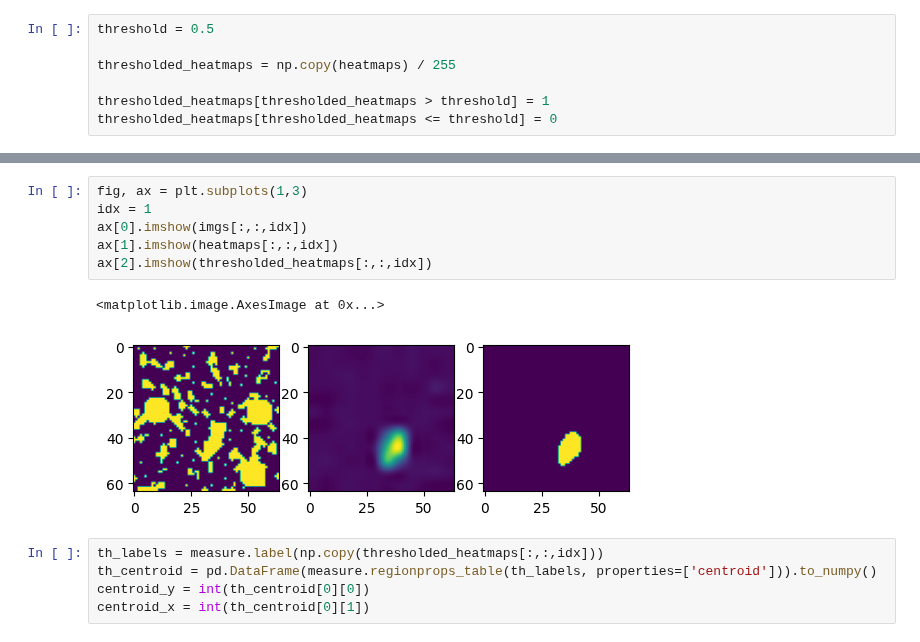
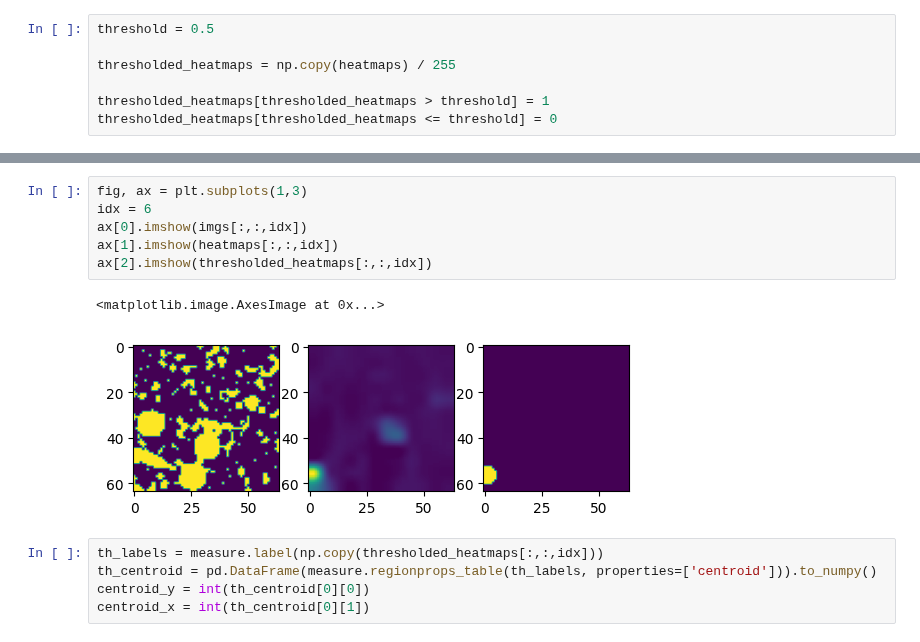
Before and after one commit to Kayzi0/ExplainBlobs, a Jupyter notebook: eval.ipynb, the cells around one changed output, grey strips where cells are left out. Drawn from its saved outputs; the diff is of its cells as text.

```diff
--- a/eval.ipynb
+++ b/eval.ipynb
@@ -99,12 +102,12 @@ np.where(jaccard_scores == 0)[0].size
 # %%
 fig, ax = plt.subplots(1,3)
-idx = 1
+idx = 6
 ax[0].imshow(imgs[:,:,idx])
 ax[1].imshow(heatmaps[:,:,idx])
 ax[2].imshow(thresholded_heatmaps[:,:,idx])
 # %% [output]
 <matplotlib.image.AxesImage at 0x...>
-[figure, old version]
+[figure, new version]
 # %%
 th_labels = measure.label(np.copy(thresholded_heatmaps[:,:,idx]))
 th_centroid = pd.DataFrame(measure.regionprops_table(th_labels, properties=['centroid'])).to_numpy()
```
Also changed, not shown: parts of 11 cells of this notebook, 1 other file.
